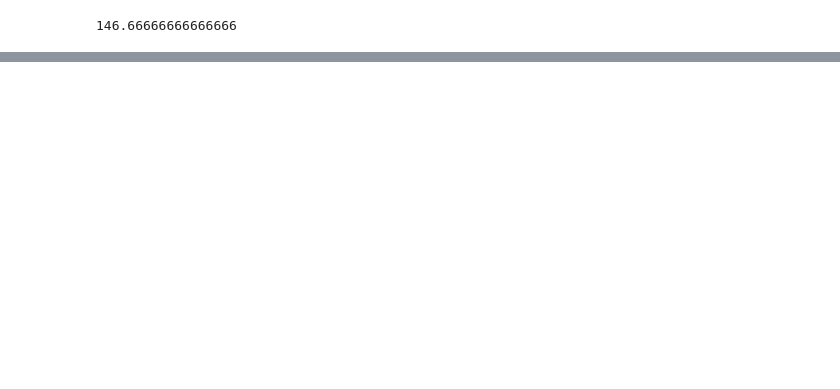
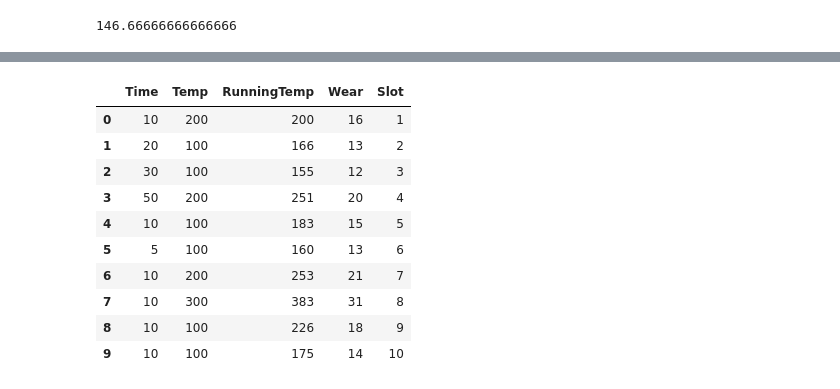
Before and after one commit to sunilsainiK/Bayes, a Jupyter notebook: Bayesian network.ipynb, the cells around one changed output, grey strips where cells are left out. Cells and saved outputs as stored; diff of their text form; code cells hidden in the pictures; blank space fills up the shorter version.

```diff
--- a/Bayesian network.ipynb
+++ b/Bayesian network.ipynb
@@ -239,0 +192,14 @@ Time2:
+# %%
+df
+# %% [output]
+|  | Time | Temp | RunningTemp | Wear | Slot |
+| 0 | 10 | 200 | 200 | 16 | 1 |
+| 1 | 20 | 100 | 166 | 13 | 2 |
+| 2 | 30 | 100 | 155 | 12 | 3 |
+| 3 | 50 | 200 | 251 | 20 | 4 |
+| 4 | 10 | 100 | 183 | 15 | 5 |
+| 5 | 5 | 100 | 160 | 13 | 6 |
+| 6 | 10 | 200 | 253 | 21 | 7 |
+| 7 | 10 | 300 | 383 | 31 | 8 |
+| 8 | 10 | 100 | 226 | 18 | 9 |
+| 9 | 10 | 100 | 175 | 14 | 10 |
```
Also changed, not shown: parts of 15 cells of this notebook.
